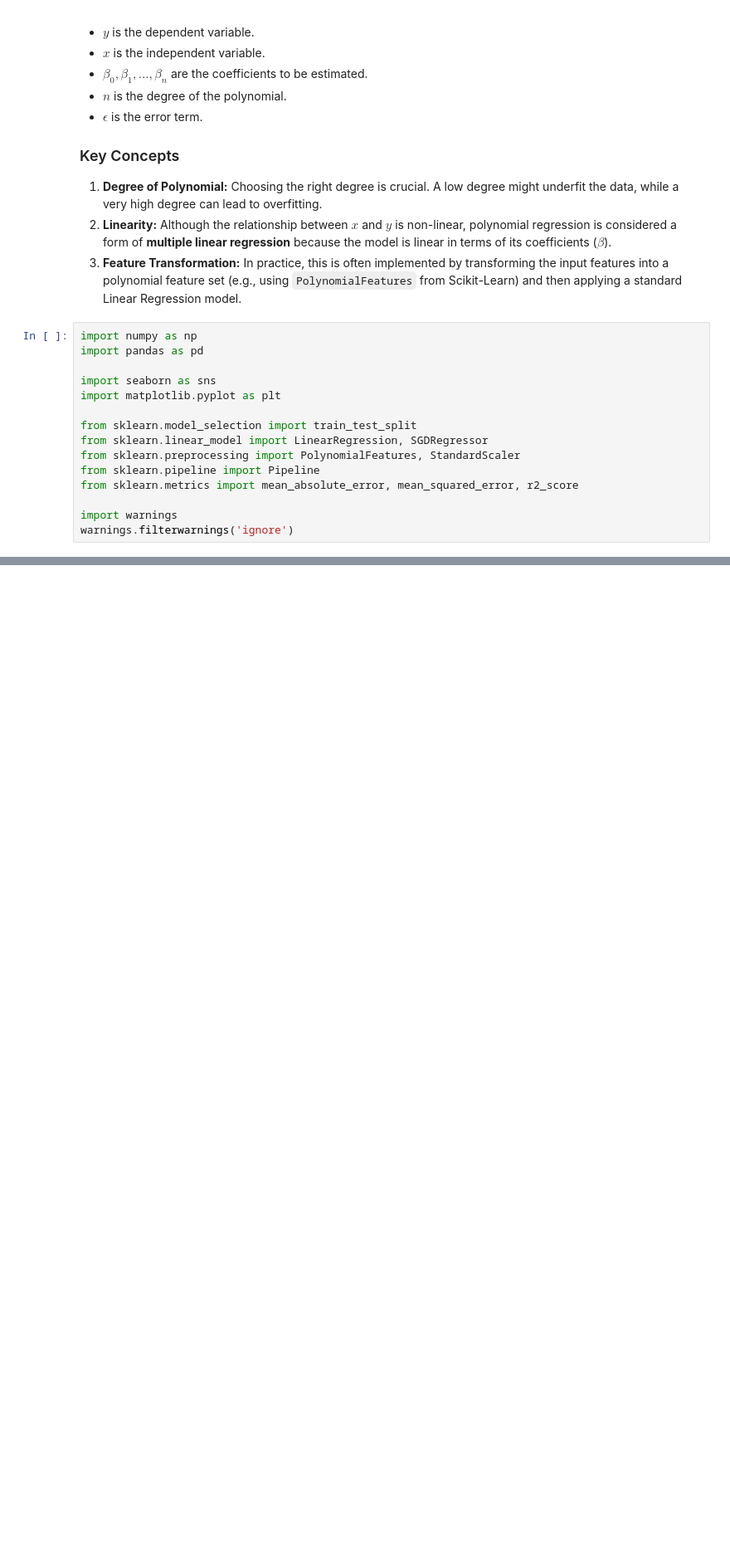
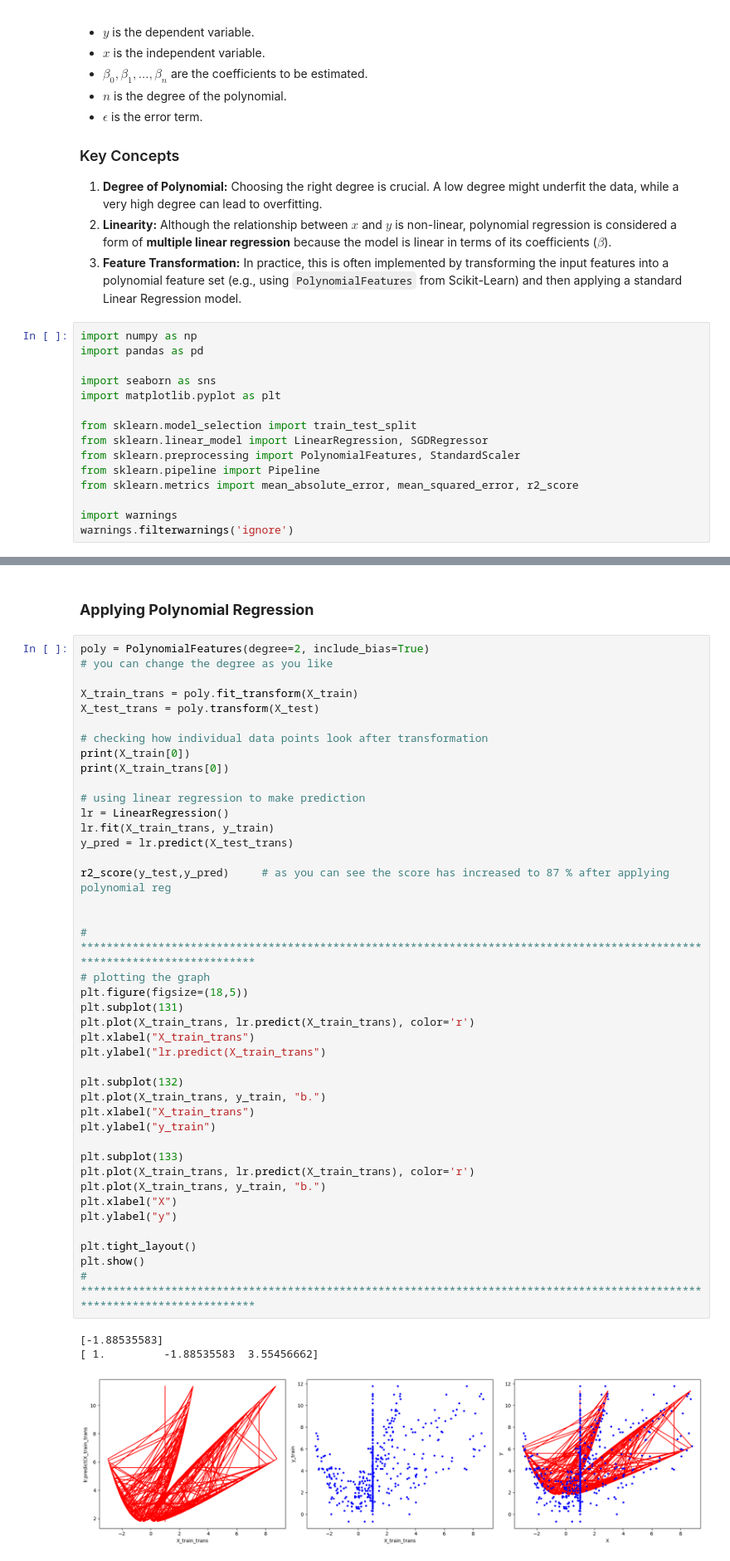
Before and after one commit to Ashura369/Python_and_Data_Science, a Jupyter notebook: 0 ML lecture/21_0 polynomial regression.ipynb, the cells around one changed output, grey strips where cells are left out. Shown at 83% size. Drawn from its saved outputs; the diff is of its cells as text; blank space fills up the shorter version.

```diff
--- a/0 ML lecture/21_0 polynomial regression.ipynb
+++ b/0 ML lecture/21_0 polynomial regression.ipynb
@@ -42,0 +83,47 @@ y = 0.8 * X**2 + 0.9 * X + 2 + np.random.randn(200, 1)
+# %% [markdown]
+### **Applying Polynomial Regression**
+# %%
+poly = PolynomialFeatures(degree=2, include_bias=True)
+# you can change the degree as you like
+
+X_train_trans = poly.fit_transform(X_train)
+X_test_trans = poly.transform(X_test)
+
+# checking how individual data points look after transformation
+print(X_train[0])
+print(X_train_trans[0])
+
+# using linear regression to make prediction
+lr = LinearRegression()
+lr.fit(X_train_trans, y_train)
+y_pred = lr.predict(X_test_trans)
+
+r2_score(y_test,y_pred)     # as you can see the score has increased to 87 % after applying polynomial reg
+
+
+# ***************************************************************************************************************************
+# plotting the graph
+plt.figure(figsize=(18,5))
+plt.subplot(131)
+plt.plot(X_train_trans, lr.predict(X_train_trans), color='r')
+plt.xlabel("X_train_trans")
+plt.ylabel("lr.predict(X_train_trans")
+
+plt.subplot(132)
+plt.plot(X_train_trans, y_train, "b.")
+plt.xlabel("X_train_trans")
+plt.ylabel("y_train")
+
+plt.subplot(133)
+plt.plot(X_train_trans, lr.predict(X_train_trans), color='r')
+plt.plot(X_train_trans, y_train, "b.")
+plt.xlabel("X")
+plt.ylabel("y")
+
+plt.tight_layout()
+plt.show()
+# ***************************************************************************************************************************
+# %% [output]
+[-1.88535583]
+[ 1.         -1.88535583  3.55456662]
+[figure, added]
```
Also changed, not shown: parts of 4 cells of this notebook, 2 other files.
